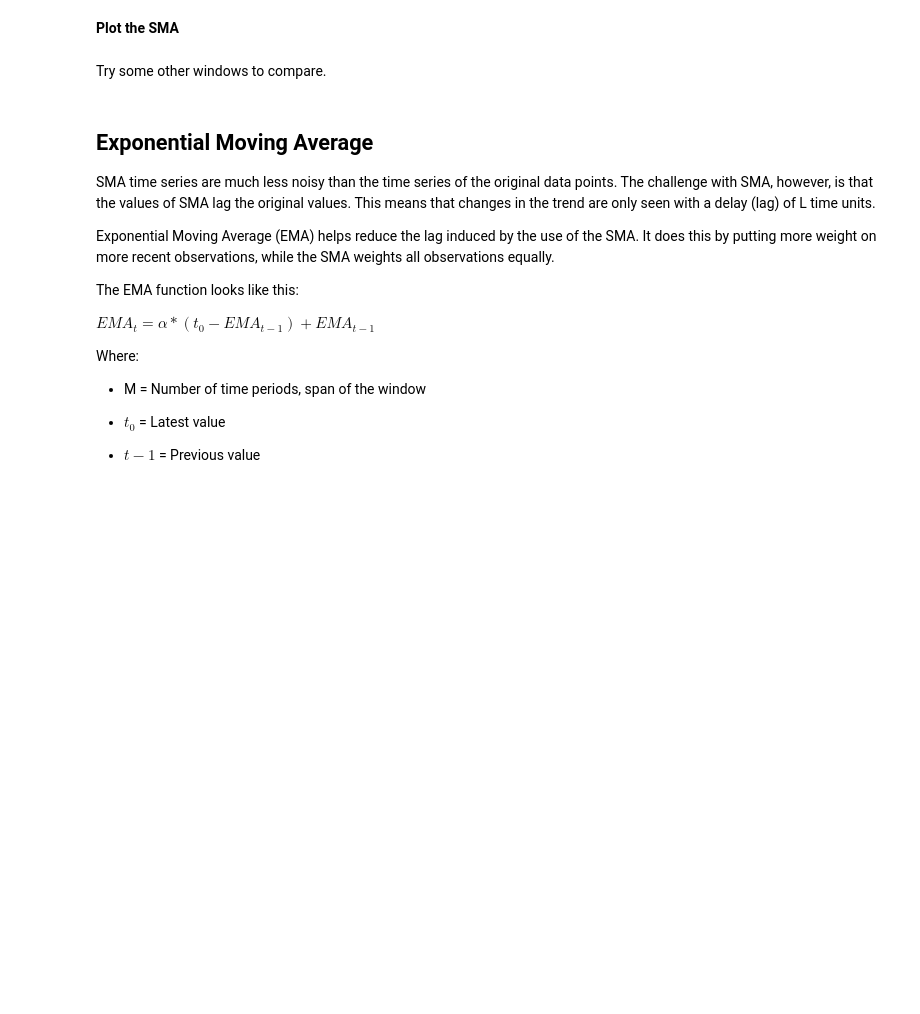
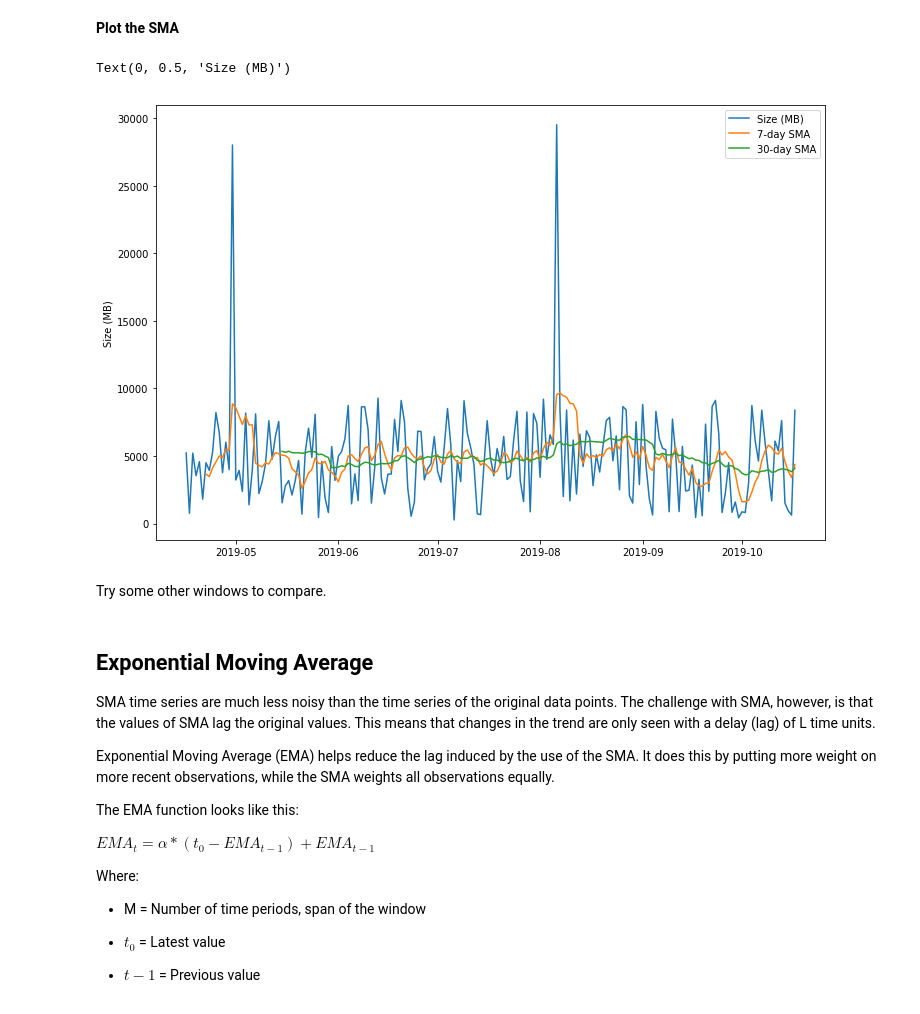
Before and after one commit to CodeupClassroom/darden_anomaly_detection, a Jupyter notebook: time_series_anomalies.ipynb, the cells around one changed output. Cells and saved outputs as stored; diff of their text form; code cells hidden in the pictures; blank space fills up the shorter version.

```diff
--- a/time_series_anomalies.ipynb
+++ b/time_series_anomalies.ipynb
@@ -181,18 +269,21 @@ sma_long[27:33]
 **Plot the SMA**
 # %%
 
-fig, ax = plt.subplots(figsize=(12,4))
+fig, ax = plt.subplots(figsize=(12,8))
 
 ax.plot(train.index, train, label='Size (MB)')
 
 ax.plot(train.index, sma_short, label = '7-day SMA')
 
 ax.plot(train.index, sma_long, label = '30-day SMA')
 
 ax.legend(loc='best')
 ax.set_ylabel('Size (MB)')
 # ax.xaxis.(rotate=90)
 # ax.xaxis.set_major_formatter(my_datetime_fmt)
+# %% [output]
+Text(0, 0.5, 'Size (MB)')
+[figure, added]
 # %% [markdown]
 Try some other windows to compare.
 # %% [markdown]
```
Also changed, not shown: parts of 23 cells of this notebook.
